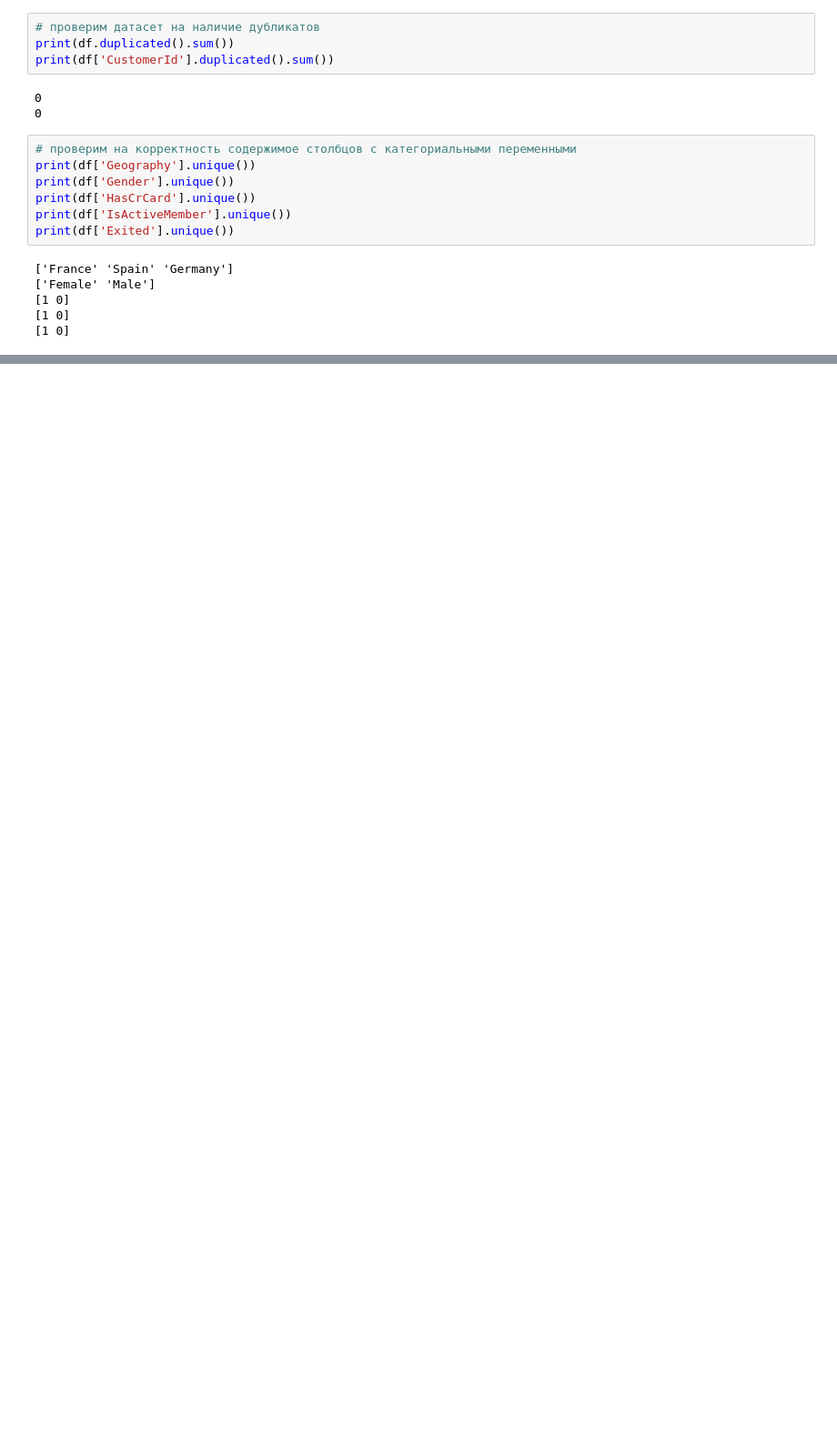
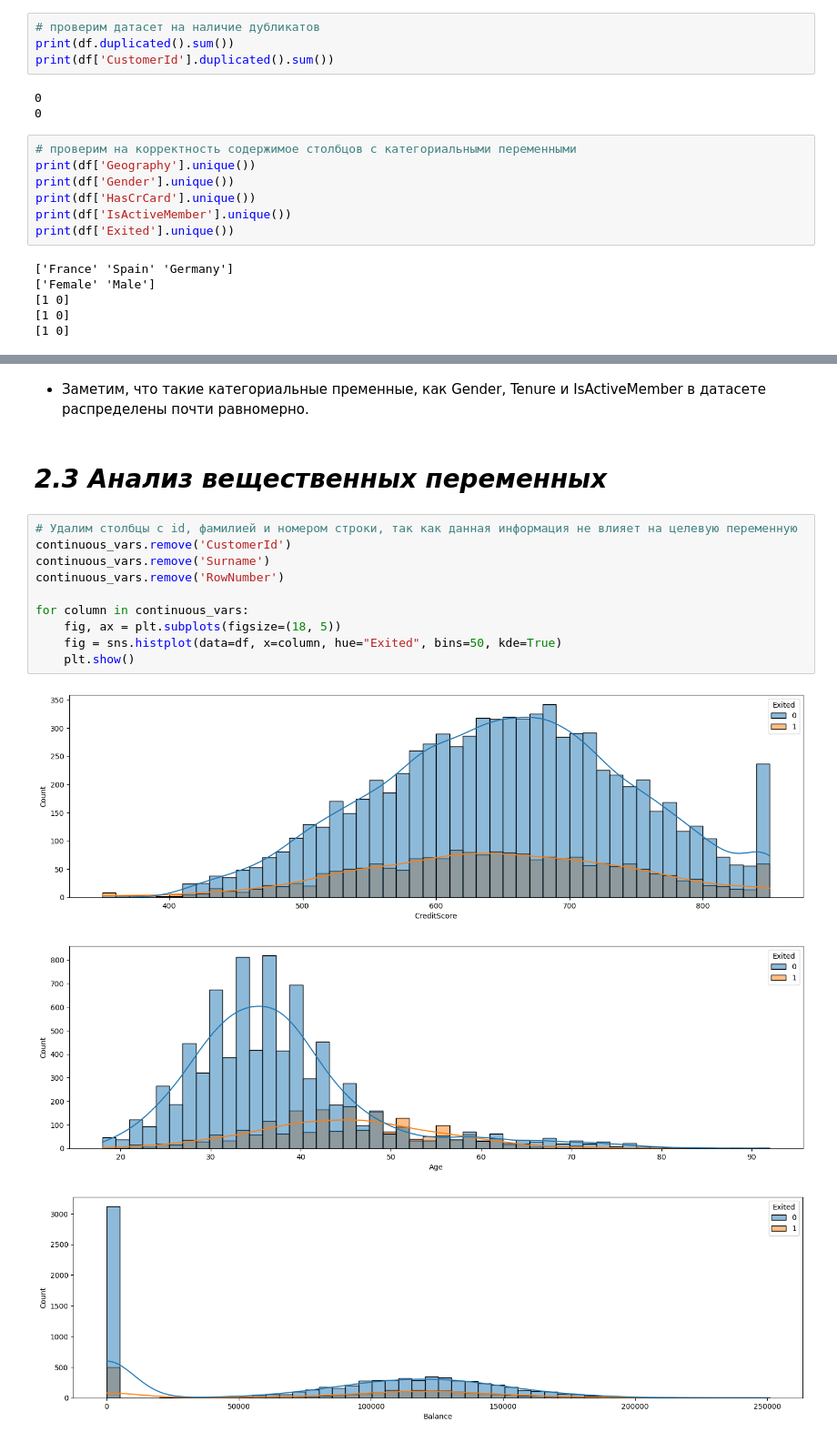
Before and after one commit to uastrova/Bank-Customer-Churn-Analysis, a Jupyter notebook: bank-customer-churn-prediction.ipynb, the cells around one changed output, grey strips where cells are left out. Shown at 91% size. Saved outputs shown, nothing was run; the diff lists cells and outputs as text; blank space fills up the shorter version.

```diff
--- a/bank-customer-churn-prediction.ipynb
+++ b/bank-customer-churn-prediction.ipynb
@@ -171,0 +200,18 @@ df = df[df['EstimatedSalary']>1160]
+# %% [markdown]
+* Заметим, что такие категориальные пременные, как Gender, Tenure и IsActiveMember в датасете распределены почти равномерно.
+# %% [markdown]
+# *2.3 Анализ вещественных переменных*
+# %%
+# Удалим столбцы с id, фамилией и номером строки, так как данная информация не влияет на целевую переменную
+continuous_vars.remove('CustomerId')
+continuous_vars.remove('Surname')
+continuous_vars.remove('RowNumber')
+
+for column in continuous_vars:
+    fig, ax = plt.subplots(figsize=(18, 5))
+    fig = sns.histplot(data=df, x=column, hue="Exited", bins=50, kde=True)
+    plt.show()
+# %% [output]
+[figure, added]
+[figure, added]
+[figure, added]
```
Also changed, not shown: parts of 46 cells of this notebook.
